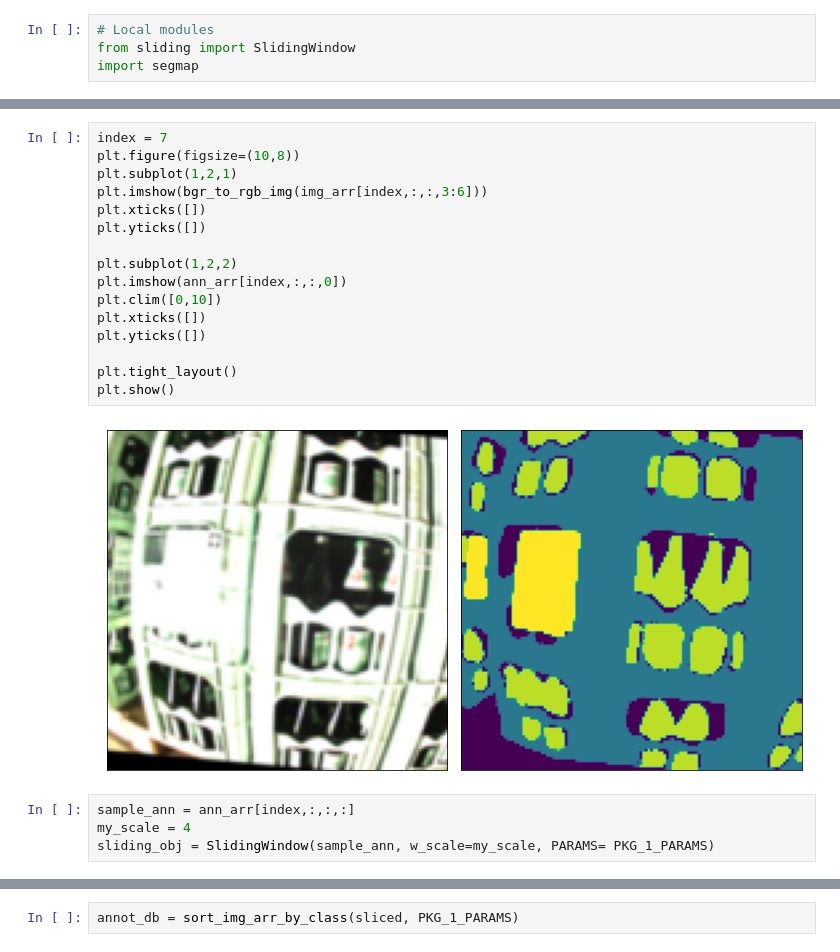
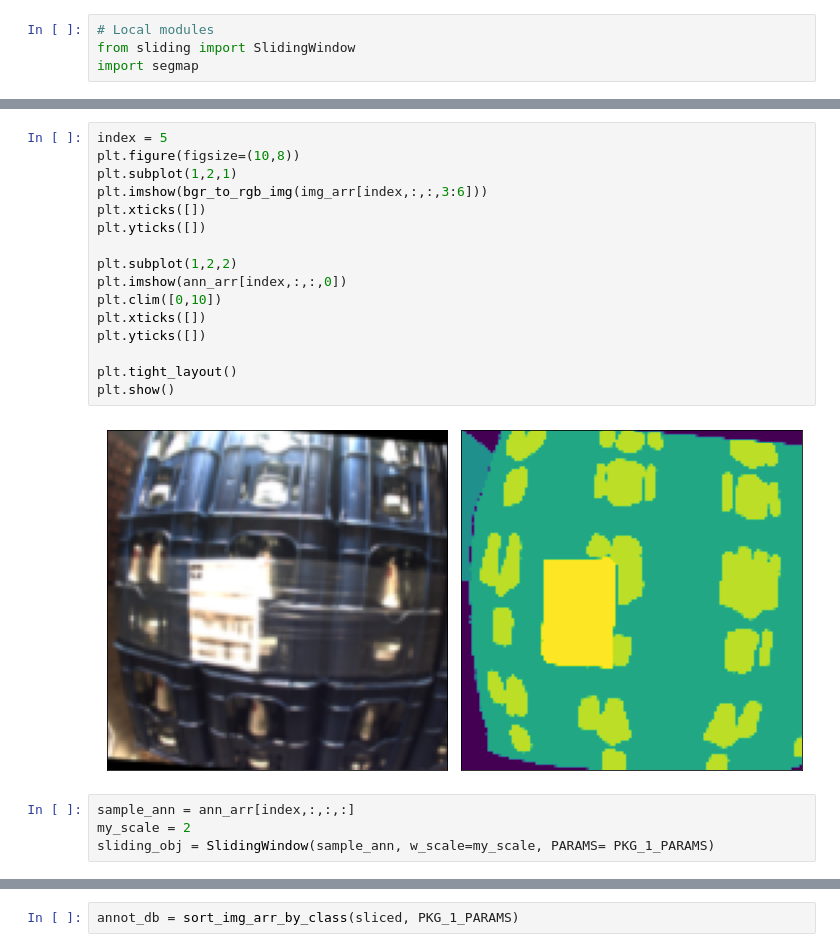
Before and after one commit to josephsv96/crate_classifier, a Jupyter notebook: test_sliding.ipynb, the cells around one changed output, grey strips where cells are left out. Cells and saved outputs as stored; diff of their text form.

```diff
--- a/test_sliding.ipynb
+++ b/test_sliding.ipynb
@@ -24,24 +46,24 @@ import segmap
 # %%
-index = 7
+index = 5
 plt.figure(figsize=(10,8))
 plt.subplot(1,2,1)
 plt.imshow(bgr_to_rgb_img(img_arr[index,:,:,3:6]))
 plt.xticks([])
 plt.yticks([])
 
 plt.subplot(1,2,2)
 plt.imshow(ann_arr[index,:,:,0])
 plt.clim([0,10])
 plt.xticks([])
 plt.yticks([])
 
 plt.tight_layout()
 plt.show()
 # %% [output]
-[figure, old version]
+[figure, new version]
 # %%
 sample_ann = ann_arr[index,:,:,:]
-my_scale = 4
+my_scale = 2
 sliding_obj = SlidingWindow(sample_ann, w_scale=my_scale, PARAMS= PKG_1_PARAMS)
 # %%
 sliding_obj.show_slices(num_class=10)
```
Also changed, not shown: parts of 12 cells of this notebook, 7 other files.
